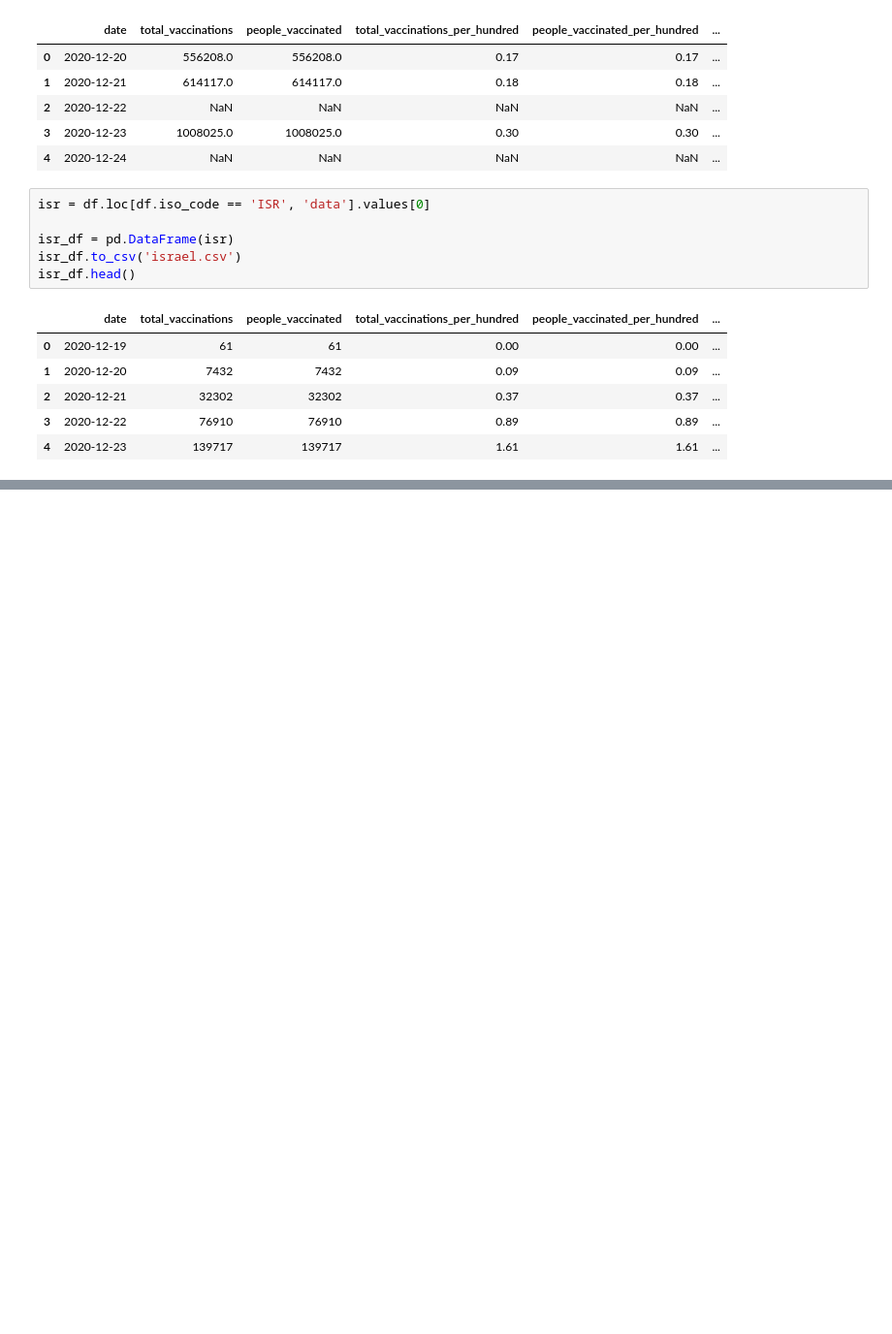
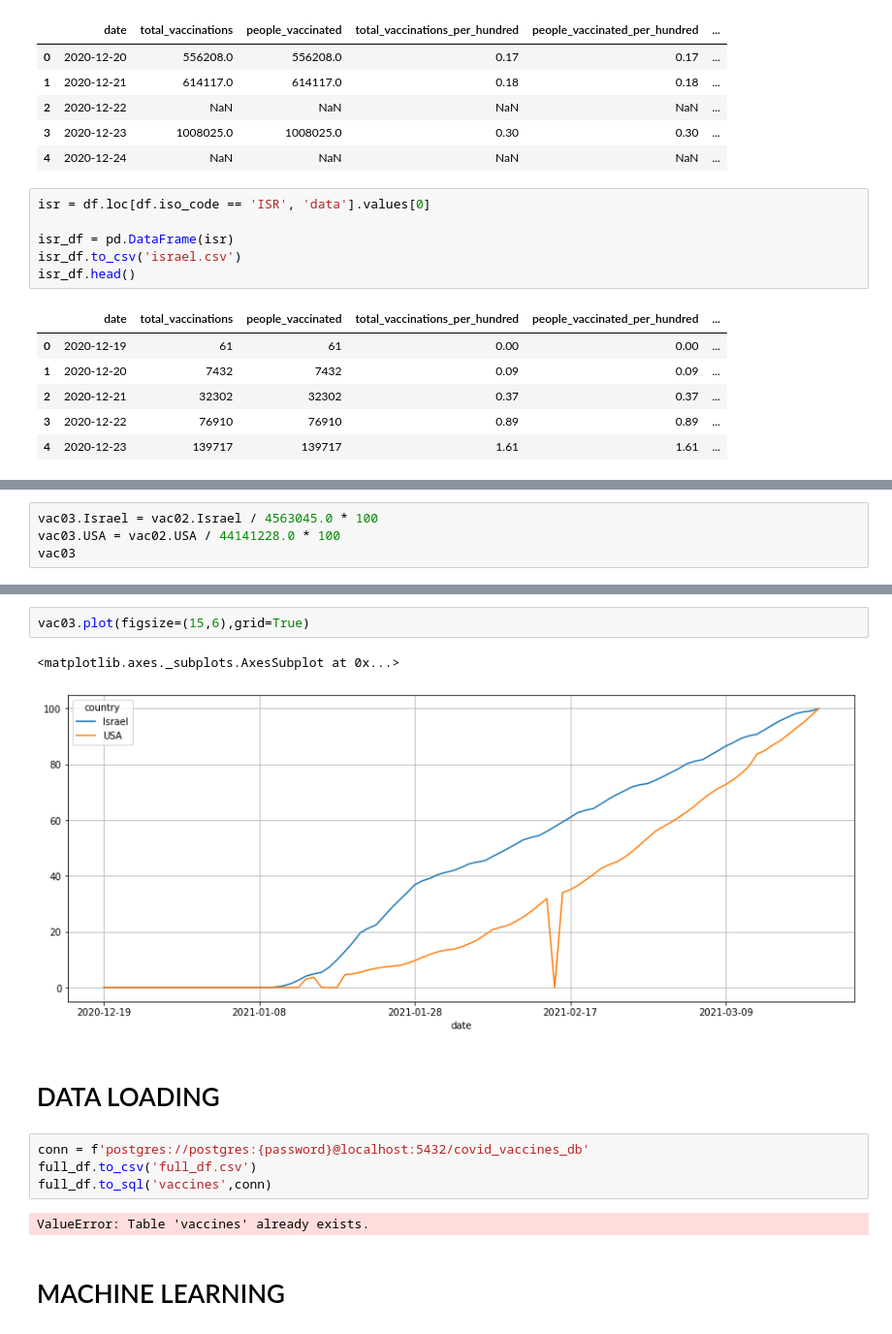
Before and after one commit to UroborosElite/COVID_Travel_Prediction, a Jupyter notebook: extract.ipynb, the cells around one changed output, grey strips where cells are left out. Shown: that part at 97% size. Saved outputs shown, nothing was run; the diff lists cells and outputs as text; blank space fills up the shorter version.

```diff
--- a/extract.ipynb
+++ b/extract.ipynb
@@ -41,0 +108,4 @@ isr_df.head()
+# %%
+vac03.Israel = vac02.Israel / 4563045.0 * 100
+vac03.USA = vac02.USA / 44141228.0 * 100
+vac03
@@ -41,0 +127,15 @@ isr_df.head()
+# %%
+vac03.plot(figsize=(15,6),grid=True)
+# %% [output]
+<matplotlib.axes._subplots.AxesSubplot at 0x...>
+[figure, added]
+# %% [markdown]
+# DATA LOADING
+# %%
+conn = f'postgres://postgres:{password}@localhost:5432/covid_vaccines_db'
+full_df.to_csv('full_df.csv')
+full_df.to_sql('vaccines',conn)
+# %% [output]
+ValueError: Table 'vaccines' already exists.
+# %% [markdown]
+# MACHINE LEARNING
```
Also changed, not shown: parts of 22 cells of this notebook, 5 other files.
